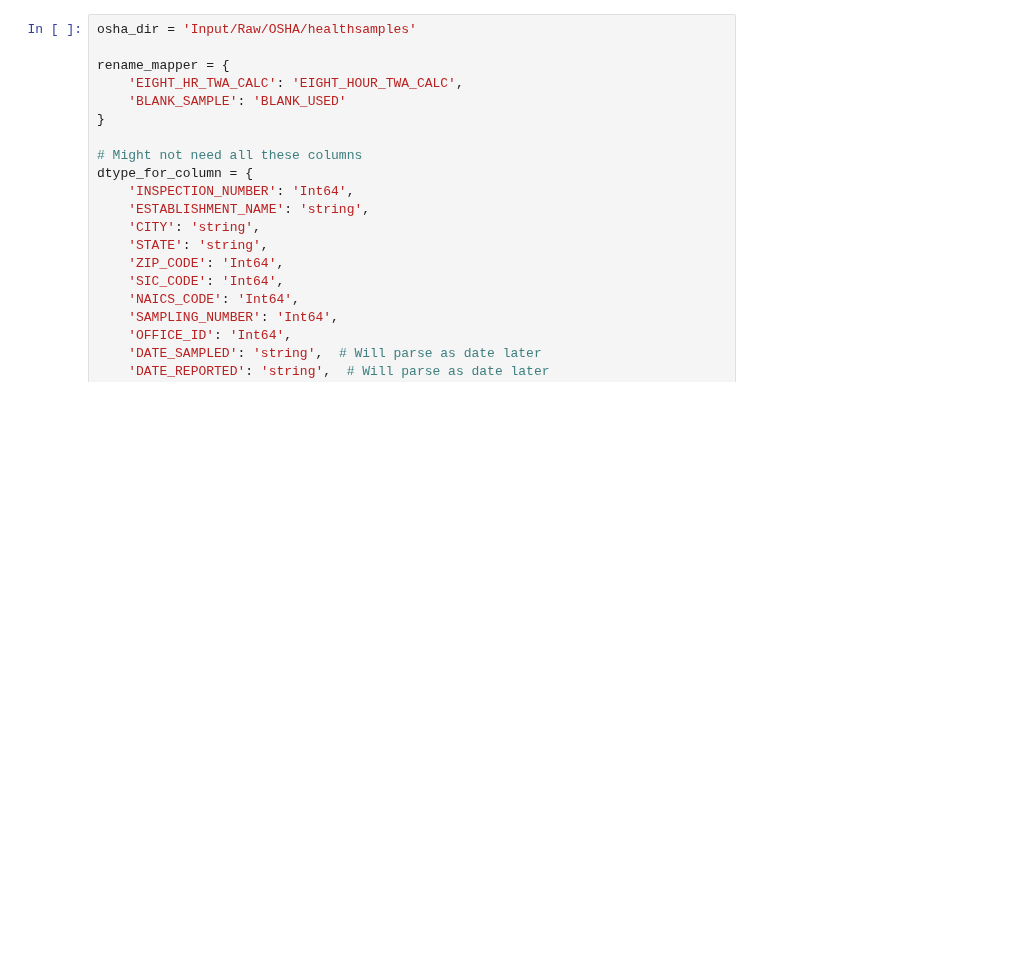
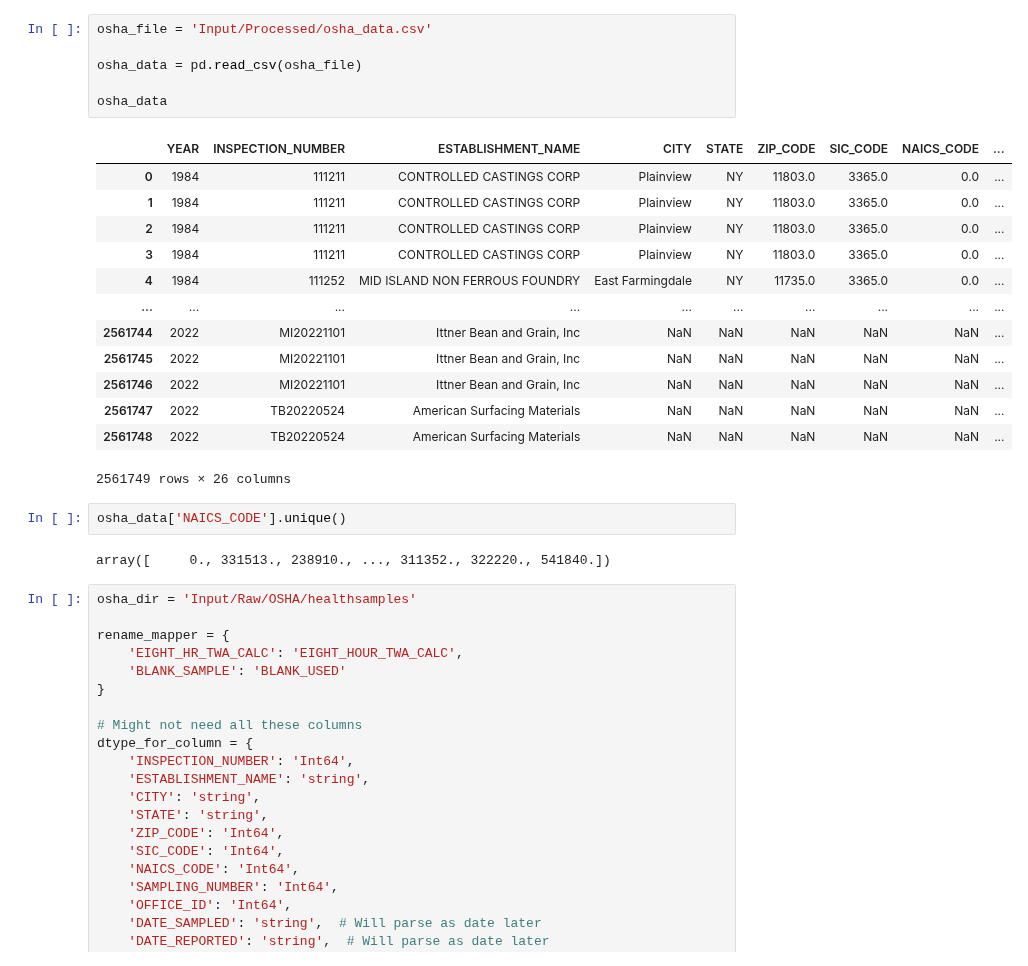
Before and after one commit to jkvasnicka/ht-occupational-plus, a Jupyter notebook: OSHA_Initial_Exploration.ipynb, the cells around one changed output. Saved outputs shown, nothing was run; the diff lists cells and outputs as text; blank space fills up the shorter version.

```diff
--- a/OSHA_Initial_Exploration.ipynb
+++ b/OSHA_Initial_Exploration.ipynb
@@ -15,3 +11,27 @@ import osha
+# %%
+osha_file = 'Input/Processed/osha_data.csv'
+
+osha_data = pd.read_csv(osha_file)
+
+osha_data
+# %% [output]
+|  | YEAR | INSPECTION_NUMBER | ESTABLISHMENT_NAME | CITY | STATE | ZIP_CODE | SIC_CODE | NAICS_CODE | ... |
+| 0 | 1984 | 111211 | CONTROLLED CASTINGS CORP | Plainview | NY | 11803.0 | 3365.0 | 0.0 | ... |
+| 1 | 1984 | 111211 | CONTROLLED CASTINGS CORP | Plainview | NY | 11803.0 | 3365.0 | 0.0 | ... |
+| 2 | 1984 | 111211 | CONTROLLED CASTINGS CORP | Plainview | NY | 11803.0 | 3365.0 | 0.0 | ... |
+| 3 | 1984 | 111211 | CONTROLLED CASTINGS CORP | Plainview | NY | 11803.0 | 3365.0 | 0.0 | ... |
+| 4 | 1984 | 111252 | MID ISLAND NON FERROUS FOUNDRY | East Farmingdale | NY | 11735.0 | 3365.0 | 0.0 | ... |
+| ... | ... | ... | ... | ... | ... | ... | ... | ... | ... |
+| 2561744 | 2022 | MI20221101 | Ittner Bean and Grain, Inc | NaN | NaN | NaN | NaN | NaN | ... |
+| 2561745 | 2022 | MI20221101 | Ittner Bean and Grain, Inc | NaN | NaN | NaN | NaN | NaN | ... |
+| 2561746 | 2022 | MI20221101 | Ittner Bean and Grain, Inc | NaN | NaN | NaN | NaN | NaN | ... |
+| 2561747 | 2022 | TB20220524 | American Surfacing Materials | NaN | NaN | NaN | NaN | NaN | ... |
+| 2561748 | 2022 | TB20220524 | American Surfacing Materials | NaN | NaN | NaN | NaN | NaN | ... |
+2561749 rows × 26 columns
+# %%
+osha_data['NAICS_CODE'].unique()
+# %% [output]
+array([     0., 331513., 238910., ..., 311352., 322220., 541840.])
 # %%
 osha_dir = 'Input/Raw/OSHA/healthsamples'
 
```
Also changed, not shown: parts of 9 cells of this notebook, 1 other file.
